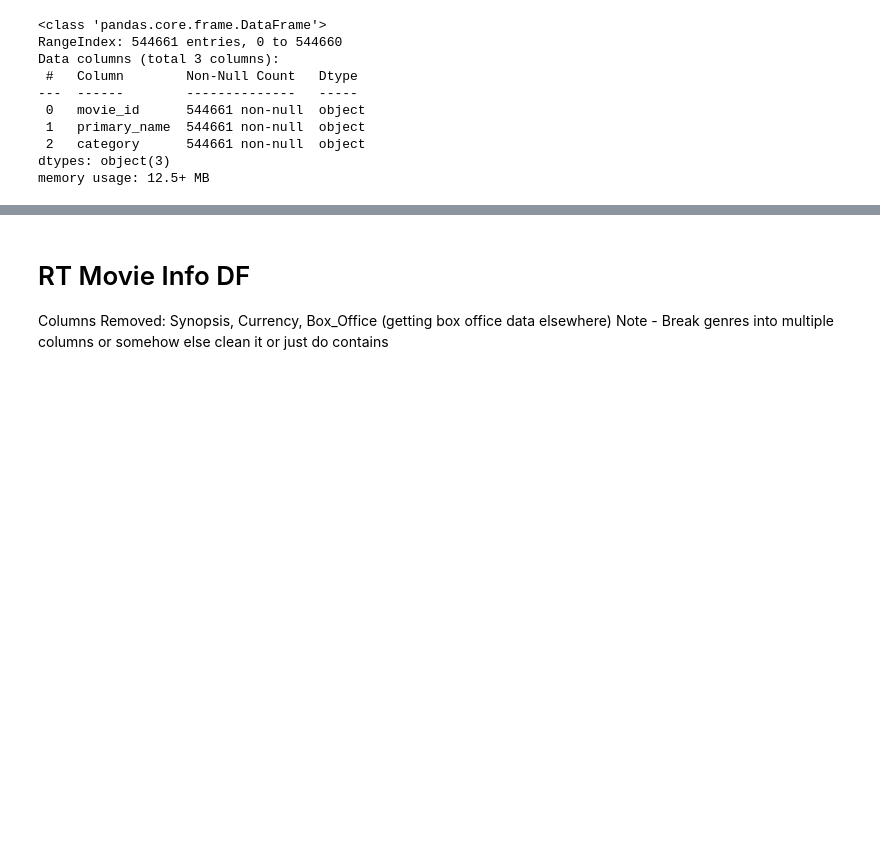
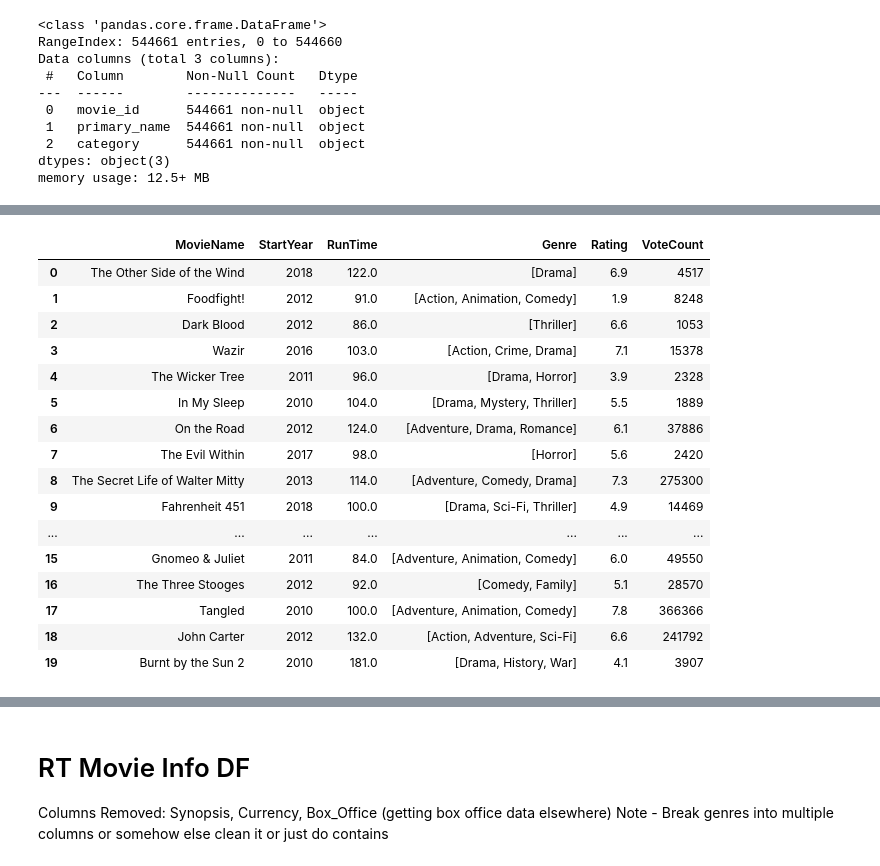
Before and after one commit to charlesmpan/FilmStudioMovieRec, a Jupyter notebook: final_notebook_cpan.ipynb, the cells around one changed output, grey strips where cells are left out. Saved outputs shown, nothing was run; the diff lists cells and outputs as text; code cells hidden in the pictures; blank space fills up the shorter version.

```diff
--- a/final_notebook_cpan.ipynb
+++ b/final_notebook_cpan.ipynb
@@ -481,3 +479,32 @@ Data columns (total 3 columns):
  2   category      544661 non-null  object
 dtypes: object(3)
 memory usage: 12.5+ MB
+# %%
+imdb = pd.read_sql(
+'''
+SELECT
+    mb.primary_title as MovieName,
+    mb.start_year as StartYear,
+    mb.runtime_minutes as RunTime,
+    mb.genres as Genre,
+    mr.averagerating as Rating,
+    mr.numvotes as VoteCount
+FROM
+    movie_basics as mb
+    LEFT JOIN movie_ratings as mr
+        ON mb.movie_id = mr.movie_id
+WHERE
+    mr.numvotes > 1000
+    AND
+    averagerating is not null
+    AND
+    start_year >= 2010
+    and
+    runtime_minutes is not null
+    and
+    genres is not null
+''',
+conn
+)
+imdb.head()
+#overall imdb data, could be good for finding average ratings, genres, etc on whats good
@@ -483,0 +540,27 @@ memory usage: 12.5+ MB
+# %%
+imdb2 = imdb
+#creating a new dataframe to not mess with the original
+# %%
+imdb2['Genre'] = imdb['Genre'].str.split(',')
+#String splitting genre for exploding purposes
+# %%
+imdb2.head(20)
+#check it
+# %% [output]
+|  | MovieName | StartYear | RunTime | Genre | Rating | VoteCount |
+| 0 | The Other Side of the Wind | 2018 | 122.0 | [Drama] | 6.9 | 4517 |
+| 1 | Foodfight! | 2012 | 91.0 | [Action, Animation, Comedy] | 1.9 | 8248 |
+| 2 | Dark Blood | 2012 | 86.0 | [Thriller] | 6.6 | 1053 |
+| 3 | Wazir | 2016 | 103.0 | [Action, Crime, Drama] | 7.1 | 15378 |
+| 4 | The Wicker Tree | 2011 | 96.0 | [Drama, Horror] | 3.9 | 2328 |
+| 5 | In My Sleep | 2010 | 104.0 | [Drama, Mystery, Thriller] | 5.5 | 1889 |
+| 6 | On the Road | 2012 | 124.0 | [Adventure, Drama, Romance] | 6.1 | 37886 |
+| 7 | The Evil Within | 2017 | 98.0 | [Horror] | 5.6 | 2420 |
+| 8 | The Secret Life of Walter Mitty | 2013 | 114.0 | [Adventure, Comedy, Drama] | 7.3 | 275300 |
+| 9 | Fahrenheit 451 | 2018 | 100.0 | [Drama, Sci-Fi, Thriller] | 4.9 | 14469 |
+| ... | ... | ... | ... | ... | ... | ... |
+| 15 | Gnomeo & Juliet | 2011 | 84.0 | [Adventure, Animation, Comedy] | 6.0 | 49550 |
+| 16 | The Three Stooges | 2012 | 92.0 | [Comedy, Family] | 5.1 | 28570 |
+| 17 | Tangled | 2010 | 100.0 | [Adventure, Animation, Comedy] | 7.8 | 366366 |
+| 18 | John Carter | 2012 | 132.0 | [Action, Adventure, Sci-Fi] | 6.6 | 241792 |
+| 19 | Burnt by the Sun 2 | 2010 | 181.0 | [Drama, History, War] | 4.1 | 3907 |
```
Also changed, not shown: parts of 25 cells of this notebook.
